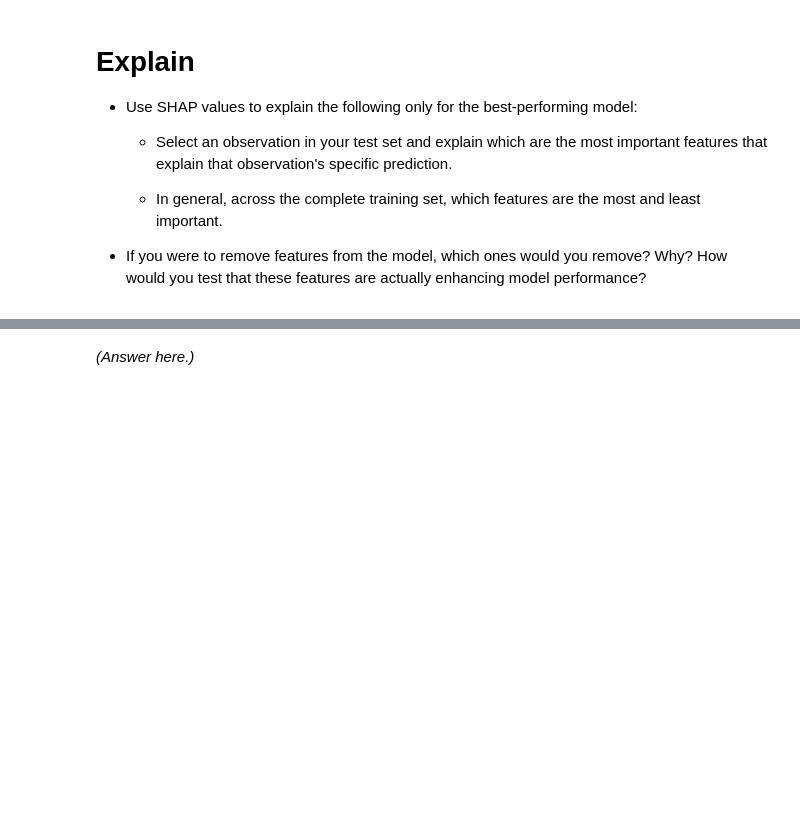
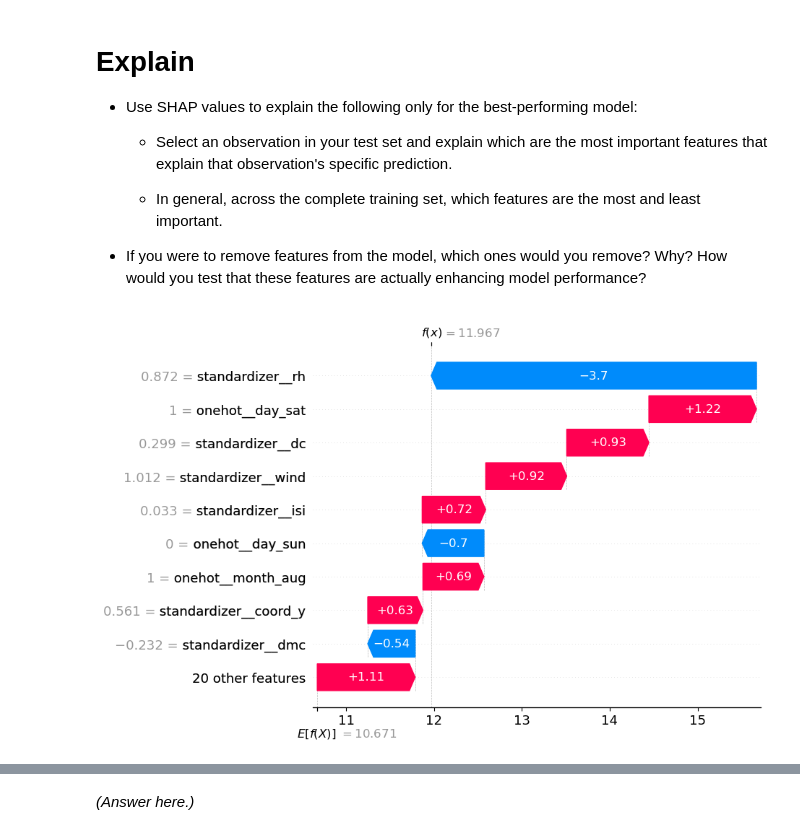
Before and after one commit to Sreeshap01/production, a Jupyter notebook: 02_activities/assignments/assignment_2.ipynb, the cells around one changed output, grey strips where cells are left out. Cells and saved outputs as stored; diff of their text form; code cells hidden in the pictures; blank space fills up the shorter version.

Commit message:
completed upto SHAP plotting.

```diff
--- a/02_activities/assignments/assignment_2.ipynb
+++ b/02_activities/assignments/assignment_2.ipynb
@@ -593,3 +593,20 @@ with open(outpath, 'wb') as f:
     - In general, across the complete training set, which features are the most and least important.
 
 + If you were to remove features from the model, which ones would you remove? Why? How would you test that these features are actually enhancing model performance?
+# %%
+import shap
+
+# Perform SHAP on test and explain for datapoint at 50th index
+data_transform = best_model.named_steps['preprocessing'].transform(X_test)
+data_transform
+
+explainer = shap.Explainer(
+    best_model.named_steps['regressor'].predict,
+    data_transform,
+    feature_names = best_model.named_steps['preprocessing'].get_feature_names_out())
+
+shap_values = explainer(data_transform)
+
+shap.plots.waterfall(shap_values[50])
+# %% [output]
+[figure, added]
```
Also changed, not shown: parts of 1 cell of this notebook.
